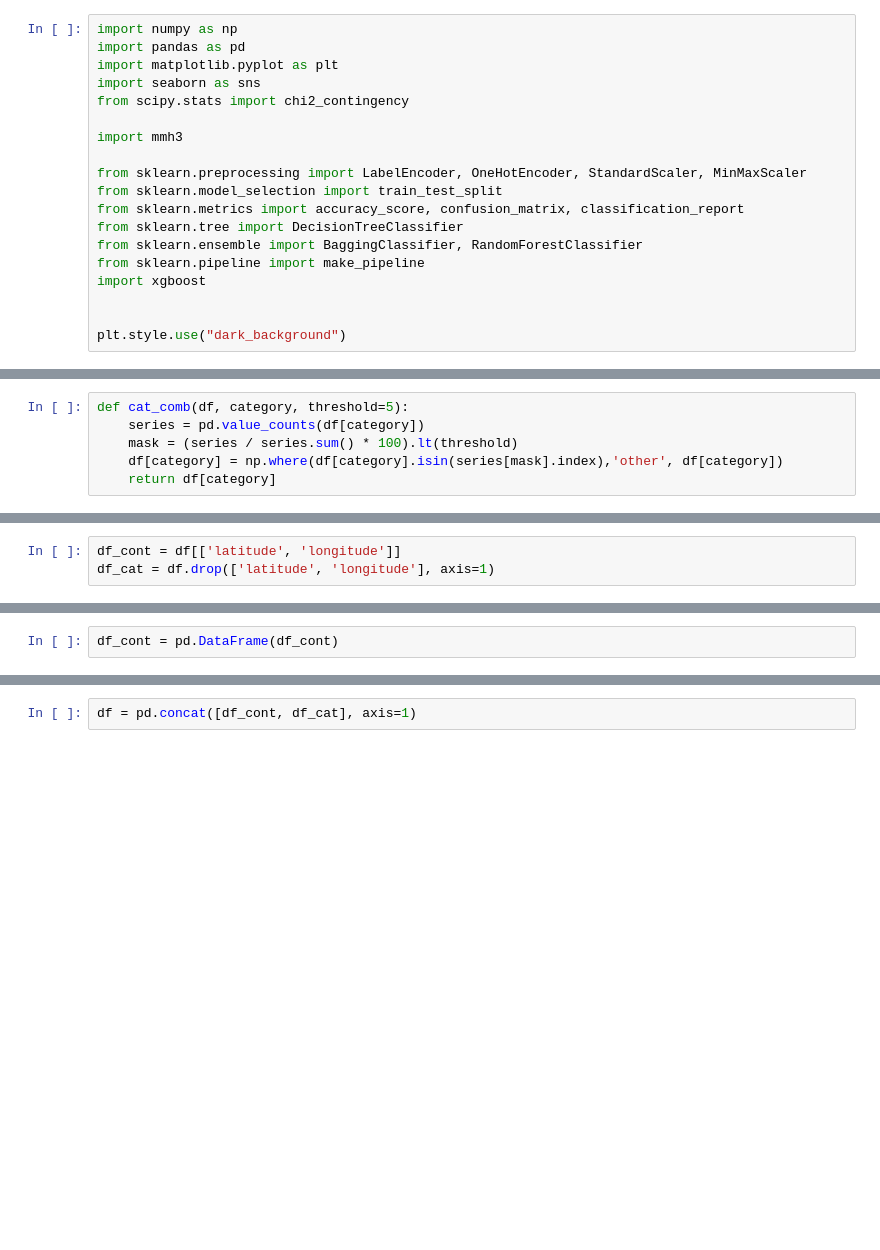
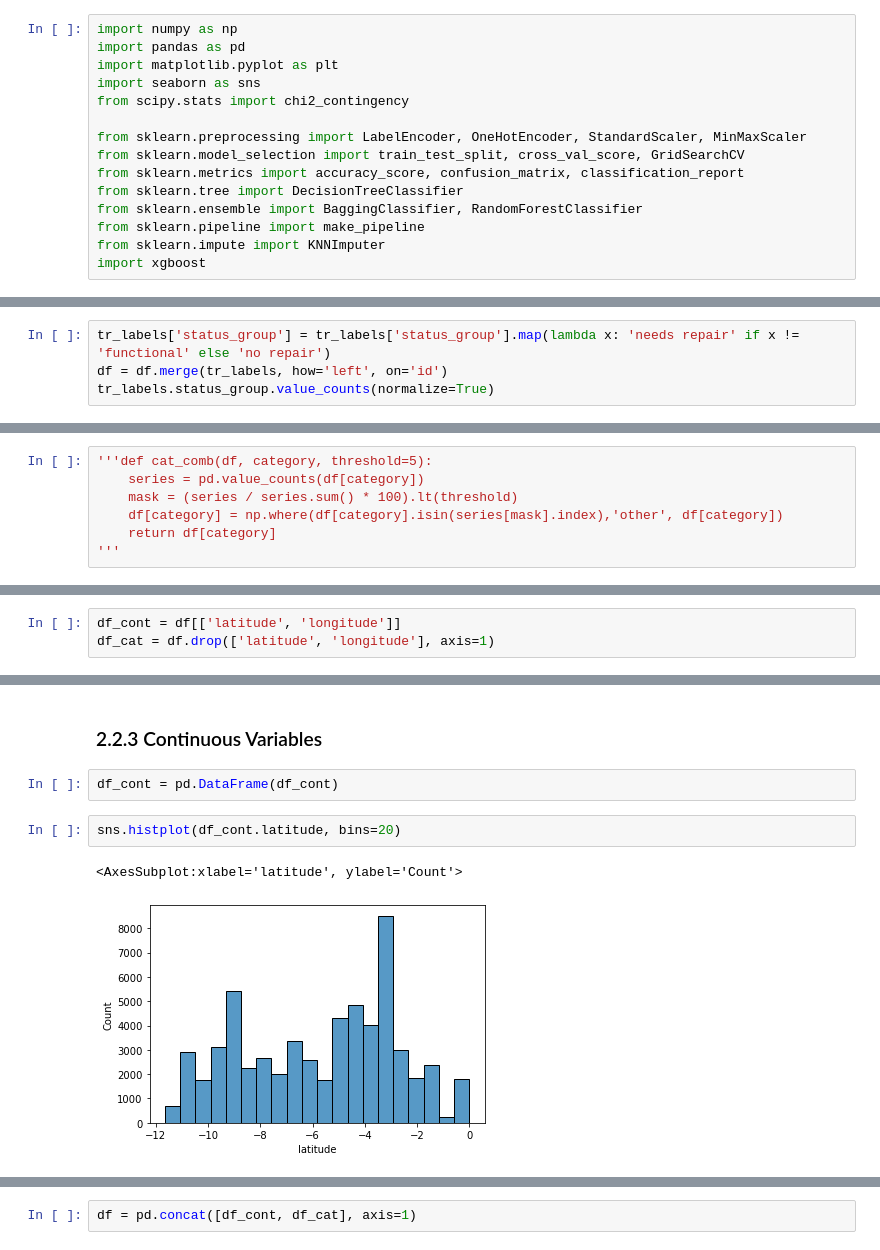
Before and after one commit to saifword/Tanz_well_predict, a Jupyter notebook: tanz_well.ipynb, the cells around one changed output, grey strips where cells are left out. Saved outputs shown, nothing was run; the diff lists cells and outputs as text; blank space fills up the shorter version.

```diff
--- a/tanz_well.ipynb
+++ b/tanz_well.ipynb
@@ -5,18 +14,14 @@ import matplotlib.pyplot as plt
 import seaborn as sns
 from scipy.stats import chi2_contingency
 
-import mmh3
-
 from sklearn.preprocessing import LabelEncoder, OneHotEncoder, StandardScaler, MinMaxScaler
-from sklearn.model_selection import train_test_split
+from sklearn.model_selection import train_test_split, cross_val_score, GridSearchCV
 from sklearn.metrics import accuracy_score, confusion_matrix, classification_report
 from sklearn.tree import DecisionTreeClassifier
 from sklearn.ensemble import BaggingClassifier, RandomForestClassifier
 from sklearn.pipeline import make_pipeline
+from sklearn.impute import KNNImputer
 import xgboost
-
-
-plt.style.use("dark_background")
 # %%
 df =pd.read_csv("./data/train_values.csv")
 tr_labels = pd.read_csv("./data/train_labels.csv")
@@ -41,0 +166,4 @@ Name: funder, Length: 1897, dtype: float64
+# %%
+tr_labels['status_group'] = tr_labels['status_group'].map(lambda x: 'needs repair' if x != 'functional' else 'no repair')
+df = df.merge(tr_labels, how='left', on='id')
+tr_labels.status_group.value_counts(normalize=True)
@@ -127,8 +248,9 @@ df.describe()
 | 75% | 55656.500000 | 20.000000 | 37.178387 | -3.326156e+00 | 17.000000 | 5.000000 | 2004.000000 | ... |
 | max | 74247.000000 | 350000.000000 | 40.345193 | -2.000000e-08 | 99.000000 | 80.000000 | 2013.000000 | ... |
 # %%
-def cat_comb(df, category, threshold=5):
+'''def cat_comb(df, category, threshold=5):
     series = pd.value_counts(df[category])
     mask = (series / series.sum() * 100).lt(threshold)
     df[category] = np.where(df[category].isin(series[mask].index),'other', df[category])
     return df[category]
+'''
@@ -224,2 +348,9 @@ df_cat
+# %% [markdown]
+### 2.2.3 Continuous Variables
 # %%
 df_cont = pd.DataFrame(df_cont)
+# %%
+sns.histplot(df_cont.latitude, bins=20)
+# %% [output]
+<AxesSubplot:xlabel='latitude', ylabel='Count'>
+[figure, added]
```
Also changed, not shown: parts of 111 cells of this notebook.
